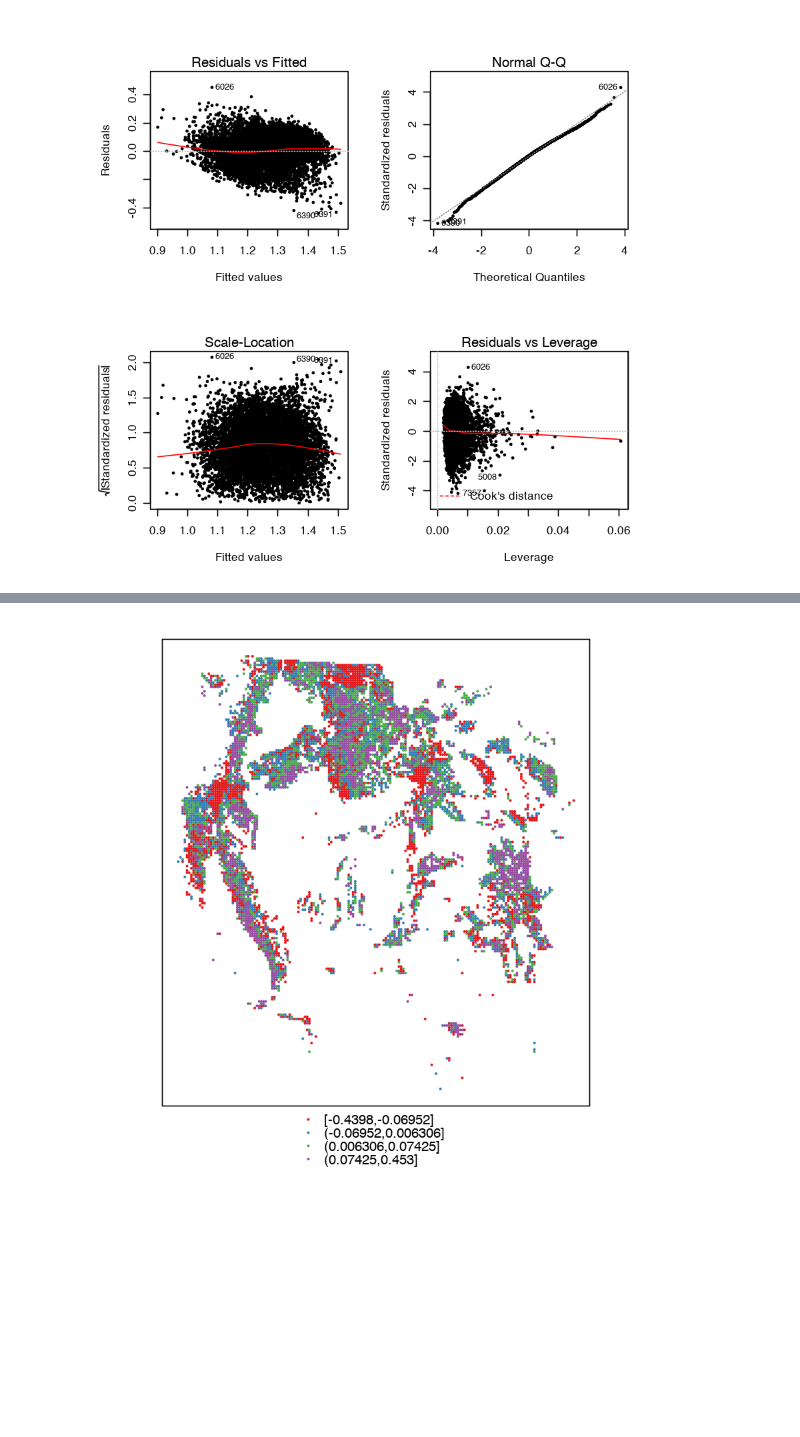
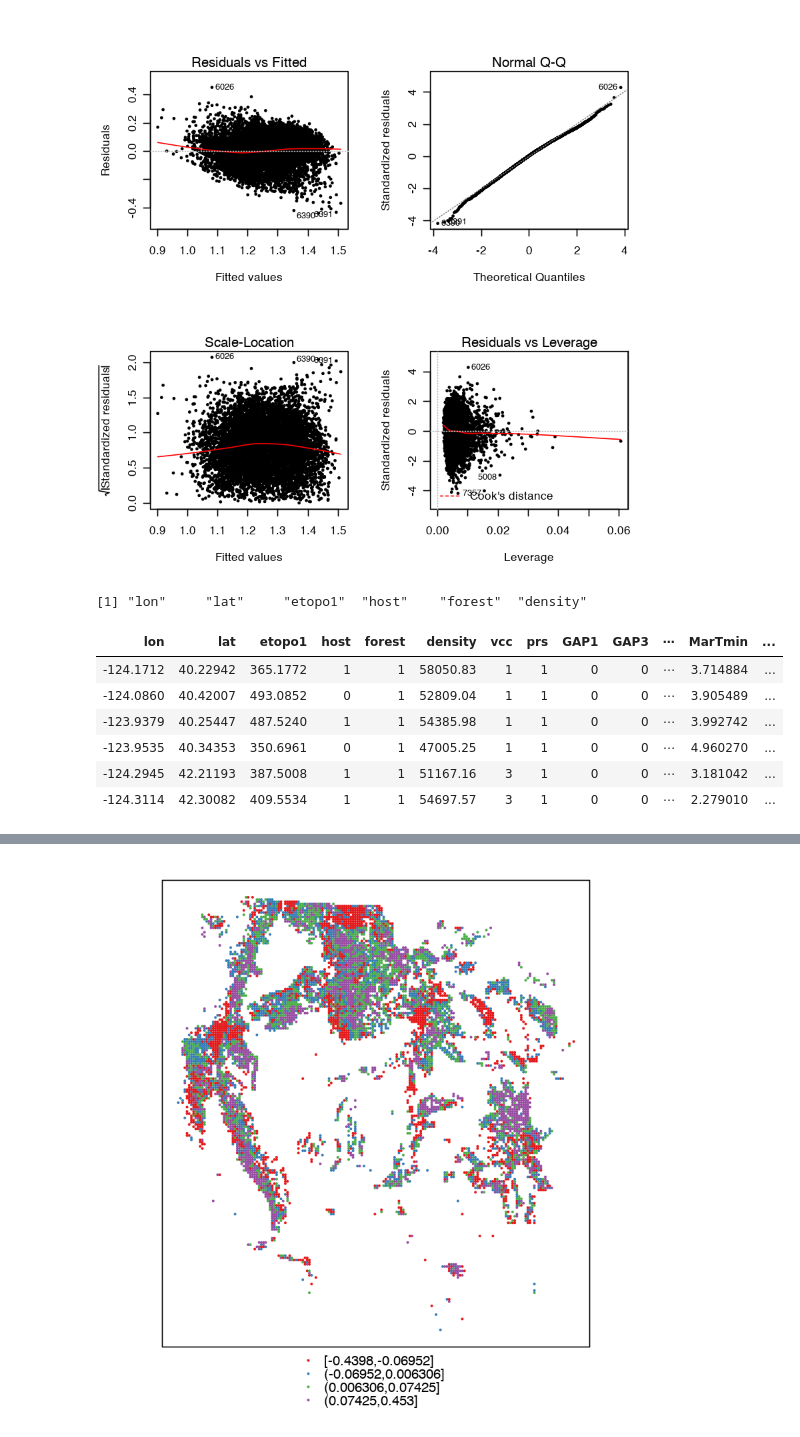
Before and after one commit to dongmeic/suppression, a Jupyter notebook: R/gwr_cluster_analysis.ipynb, the cells around one changed output, grey strips where cells are left out. Cells and saved outputs as stored; diff of their text form; code cells hidden in the pictures; blank space fills up the shorter version.

```diff
--- a/R/gwr_cluster_analysis.ipynb
+++ b/R/gwr_cluster_analysis.ipynb
@@ -108,3 +108,19 @@ par(mfrow=c(2, 2))
 plot(mod.r, cex=0.5, pch=16)
 # %% [output]
 [figure]
+# %%
+head(names(mod.r$coefficients)[-1])
+# %% [output]
+[1] "lon"     "lat"     "etopo1"  "host"    "forest"  "density"
+# %%
+df <- data[,names(mod.r$coefficients)[-1]]
+# %%
+head(df)
+# %% [output]
+| lon | lat | etopo1 | host | forest | density | vcc | prs | GAP1 | GAP3 | ⋯ | MarTmin | ... |
+| -124.1712 | 40.22942 | 365.1772 | 1 | 1 | 58050.83 | 1 | 1 | 0 | 0 | ⋯ | 3.714884 | ... |
+| -124.0860 | 40.42007 | 493.0852 | 0 | 1 | 52809.04 | 1 | 1 | 0 | 0 | ⋯ | 3.905489 | ... |
+| -123.9379 | 40.25447 | 487.5240 | 1 | 1 | 54385.98 | 1 | 1 | 0 | 0 | ⋯ | 3.992742 | ... |
+| -123.9535 | 40.34353 | 350.6961 | 0 | 1 | 47005.25 | 1 | 1 | 0 | 0 | ⋯ | 4.960270 | ... |
+| -124.2945 | 42.21193 | 387.5008 | 1 | 1 | 51167.16 | 3 | 1 | 0 | 0 | ⋯ | 3.181042 | ... |
+| -124.3114 | 42.30082 | 409.5534 | 1 | 1 | 54697.57 | 3 | 1 | 0 | 0 | ⋯ | 2.279010 | ... |
```
Also changed, not shown: parts of 7 cells of this notebook, 2 other files.
